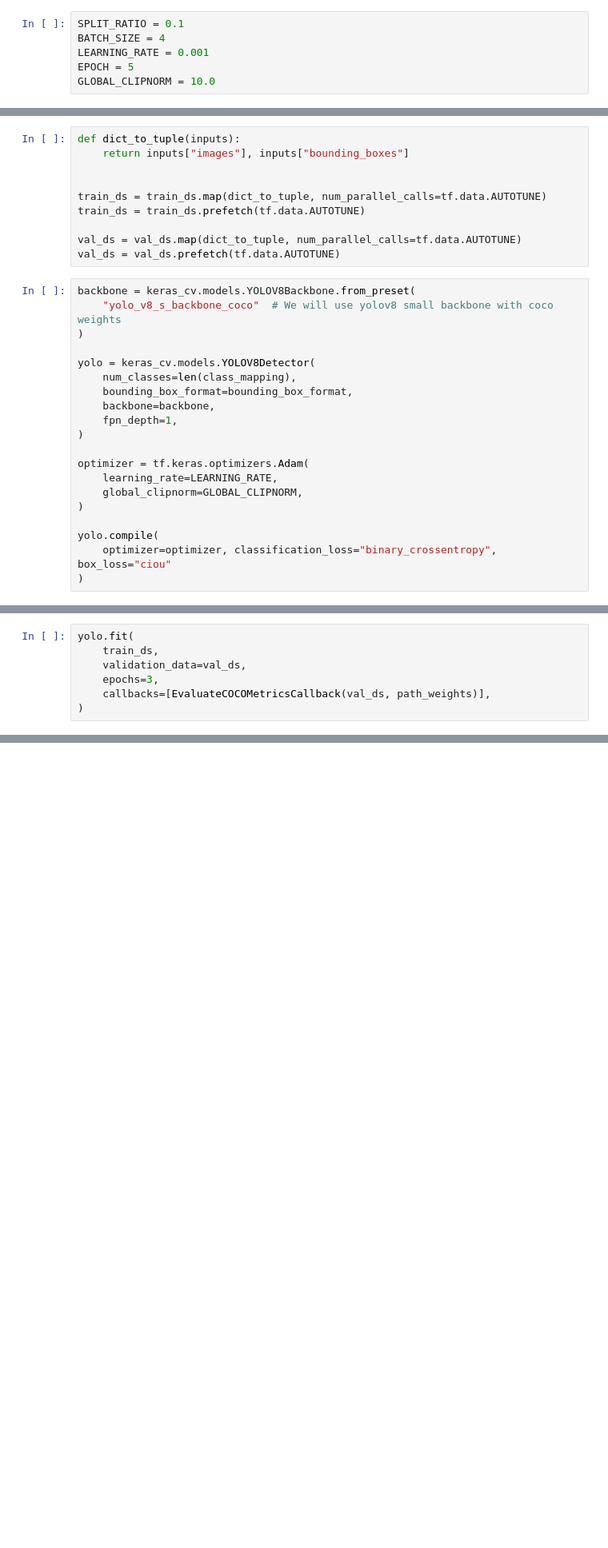
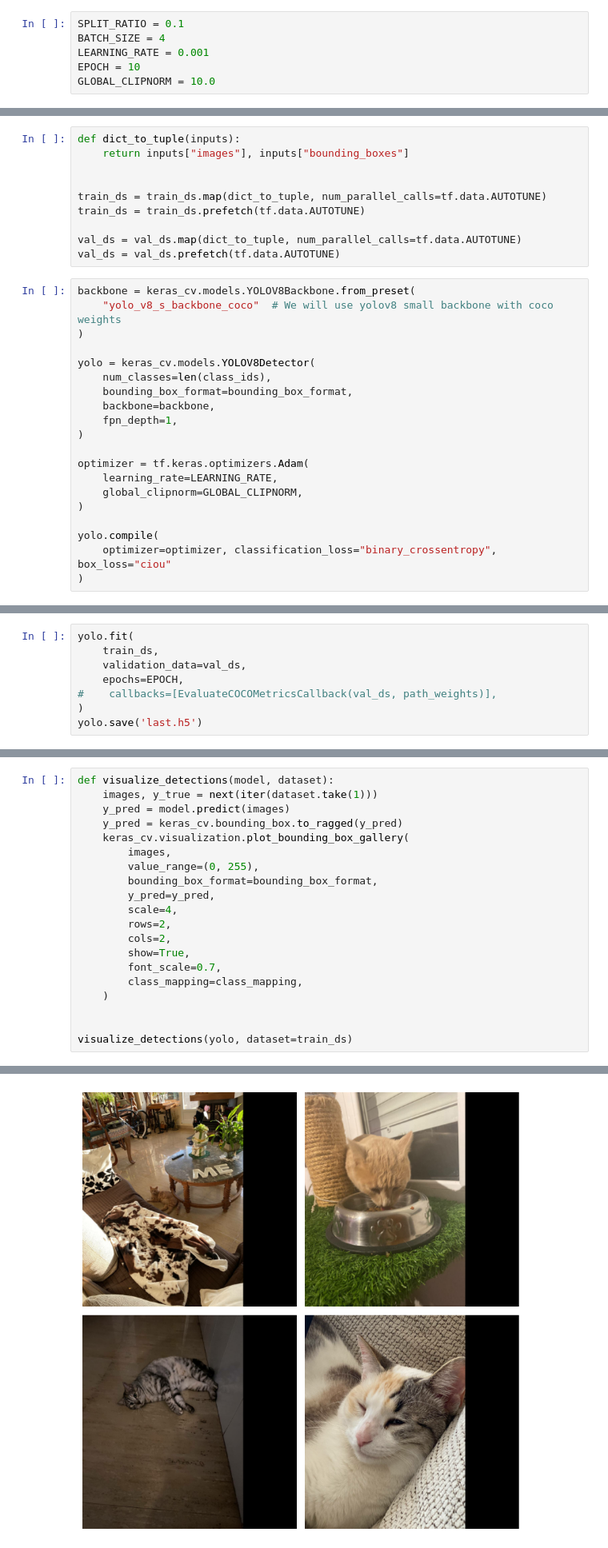
Before and after one commit to LauSanjuan/final-bootcamp-project, a Jupyter notebook: notebook.ipynb, the cells around one changed output, grey strips where cells are left out. Shown at 80% size. Cells and saved outputs as stored; diff of their text form; blank space fills up the shorter version.

```diff
--- a/notebook.ipynb
+++ b/notebook.ipynb
@@ -7,7 +7,7 @@ from tensorflow import keras
 SPLIT_RATIO = 0.1
 BATCH_SIZE = 4
 LEARNING_RATE = 0.001
-EPOCH = 5
+EPOCH = 10
 GLOBAL_CLIPNORM = 10.0
 # %%
 class_ids = [
@@ -132,7 +139,7 @@ backbone = keras_cv.models.YOLOV8Backbone.from_preset(
 )
 
 yolo = keras_cv.models.YOLOV8Detector(
-    num_classes=len(class_mapping),
+    num_classes=len(class_ids),
     bounding_box_format=bounding_box_format,
     backbone=backbone,
     fpn_depth=1,
@@ -179,7 +191,8 @@ class EvaluateCOCOMetricsCallback(keras.callbacks.Callback):
 yolo.fit(
     train_ds,
     validation_data=val_ds,
-    epochs=3,
-    callbacks=[EvaluateCOCOMetricsCallback(val_ds, path_weights)],
+    epochs=EPOCH,
+#    callbacks=[EvaluateCOCOMetricsCallback(val_ds, path_weights)],
 )
+yolo.save('last.h5')
 # %% [output]
@@ -187,0 +223,21 @@ KeyboardInterrupt:
+# %%
+def visualize_detections(model, dataset):
+    images, y_true = next(iter(dataset.take(1)))
+    y_pred = model.predict(images)
+    y_pred = keras_cv.bounding_box.to_ragged(y_pred)
+    keras_cv.visualization.plot_bounding_box_gallery(
+        images,
+        value_range=(0, 255),
+        bounding_box_format=bounding_box_format,
+        y_pred=y_pred,
+        scale=4,
+        rows=2,
+        cols=2,
+        show=True,
+        font_scale=0.7,
+        class_mapping=class_mapping,
+    )
+
+
+visualize_detections(yolo, dataset=train_ds)
+# %% [output]
@@ -187,0 +245 @@ KeyboardInterrupt:
+[figure, added]
```
Also changed, not shown: parts of 8 cells of this notebook.
